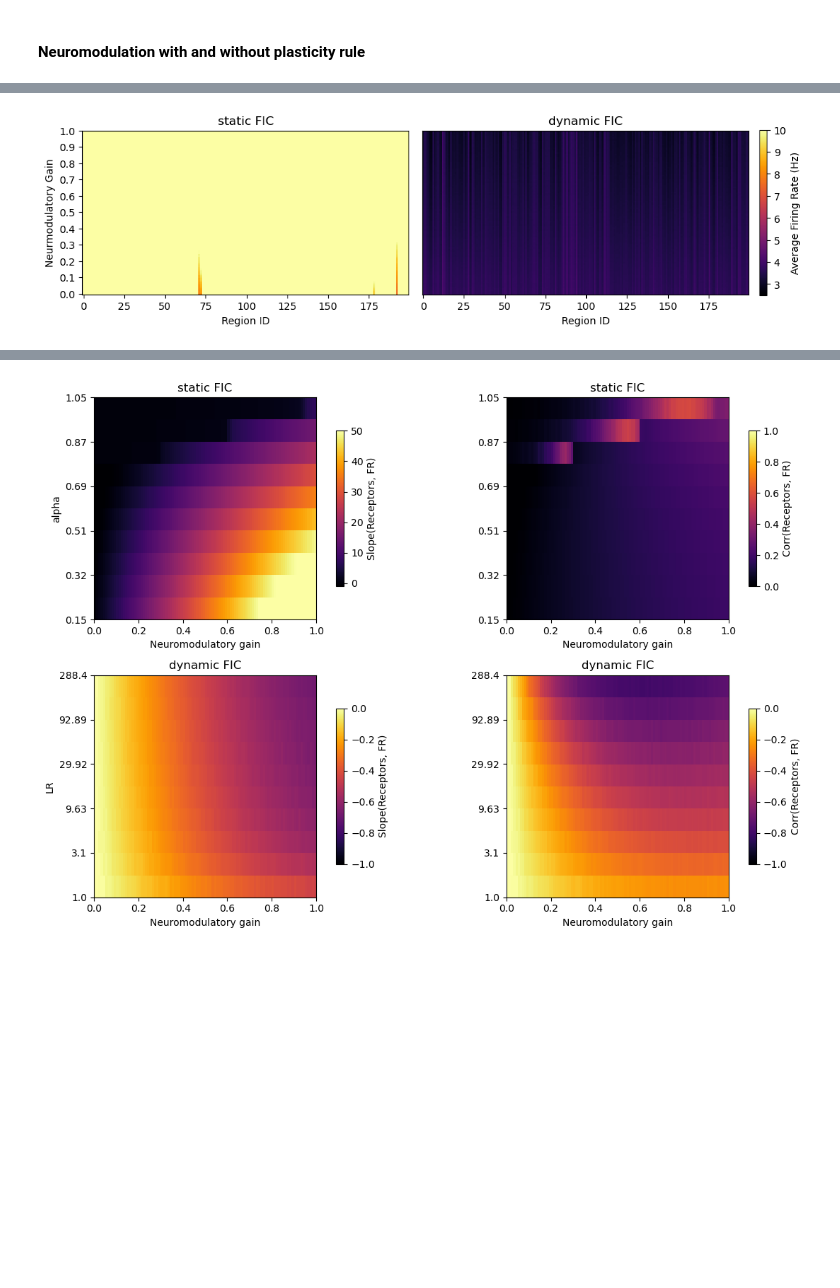
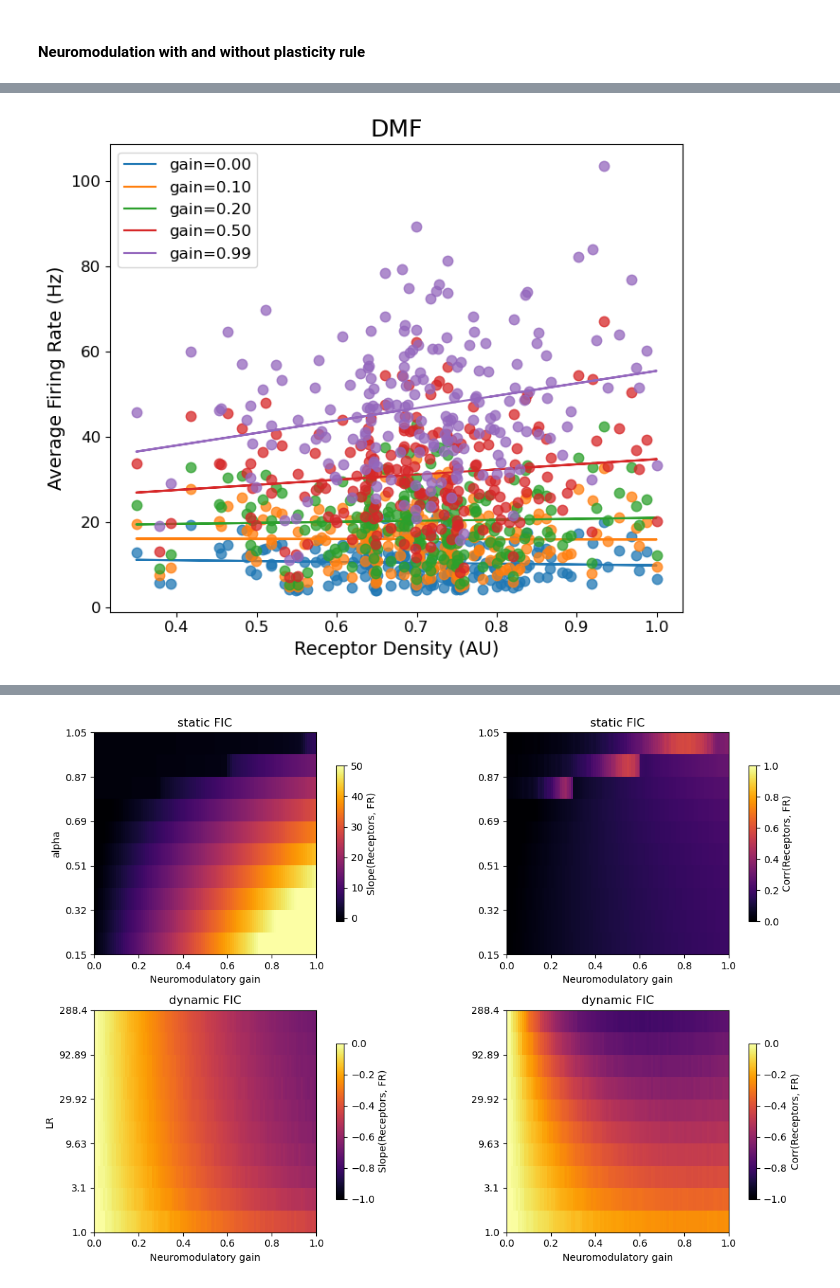
Before and after one commit to Picardian14/dyn_fic_dmf, a Jupyter notebook: python/fic_paper_figures.ipynb, the cells around one changed output, grey strips where cells are left out. Drawn from its saved outputs; the diff is of its cells as text; code cells hidden in the pictures; blank space fills up the shorter version.

```diff
--- a/python/fic_paper_figures.ipynb
+++ b/python/fic_paper_figures.ipynb
@@ -47,7 +47,7 @@ from matplotlib.gridspec import GridSpec
 #datafolder = '/home/ruben.herzog/OneDrive/Projects/dynFIC/data2plot/'
 #figfold = '/home/ruben.herzog/OneDrive/Projects/dynFIC/paper_figs/figures/'
 datafolder = '/home/ivan.mindlin/Desktop/DatosParaRuben/'
-figfold = '/network/lustre/iss02/home/ivan.mindlin/dyn_fic_dmf/paper_figs'
+figfold = '/home/ivan.mindlin/Repos/dyn_fic_dmf/paper_figs/'
 # Homeostatic fit
 hom_fit_list = [] # 0=1.22, 1=3.44, 2=6.88, 3=50
 hom_fit_list.append(np.load(datafolder+'ChequeoPreliminar/HomeostaticFit1-22-Grid/hom_grid.npy'))
@@ -81,6 +81,13 @@ peak_time_ac_grid = np.load(datafolder+'slow_waves/peak_time_grid.npy')
 corr_to_sc_grid = np.load(datafolder+'slow_waves/corr_to_sc_grid.npy')
 rates_grid = np.load(datafolder+'slow_waves/rates_grid.npy')
 homeo_fit_grid = np.load(datafolder+'slow_waves/homeostatic_fittness_grid.npy')
+
+# Font sizes
+TITLE = 18
+LABEL = 14
+TICKS = 12
+LEGEND = 12
+COLORBAR = 14
 # %% [markdown]
 #### Homeostatic Fit
 # %%
@@ -296,5 +333,3 @@ datafolder
-# %%
-datafolder = '/home/ivan.mindlin/Desktop/DatosParaRuben/'
 # %%
 
 # Neuromodulation
@@ -326,38 +361,63 @@ slope_rec_fr = [np.vstack([x[0][0],y[0][0]]) for x,y in zip(polyfit_out_static,p
 res_rec_fr = [np.vstack([x[0][1],y[0][1]]) for x,y in zip(polyfit_out_static,polyfit_out_dyn)]
 corr_rec_fr = [np.vstack([x,y]) for x,y in zip(corr_out_static,corr_out_dyn)]
 # %%
-# Average Firing rate vs Neuromodulatory gain
-figname = 'fr_vs_gain_lr_fix'
-fig = plt.figure(figsize=(10, 6))
-GAINE_range = np.arange(0,1,0.01)
-ngain = len(GAINE_range)
 
-min_fr = np.min([np.min(nm_mean_fr[0]),np.min(nm_mean_fr[1])])
-max_fr = np.max([np.max(nm_mean_fr[0]),np.max(nm_mean_fr[1])])
-titles = ['static FIC', 'dynamic FIC']
+# Parameters
+titles = ['DMF', 'HDMF']
+lr_vals = np.logspace(0, 2.46, 10)
+alpha_vals = [0.15, 0.25, 0.35, 0.45, 0.55, 0.65, 0.75, 0.85, 0.95, 1.05]
+receptors = RECEPTORS
+gains2plot = [0, 10, 20, 50, 99]
+nm_2_plot = [6, 8]
+figname = 'fr_vs_neuromod_scatter'
 
-for d in range(2):
-    plt.subplot(1,2,d+1)
-    plt.imshow(nm_mean_fr[d][0,:,:], origin='lower', vmin=2.5, vmax=10, cmap='inferno', interpolation='none')
-    plt.xlabel('Region ID')
-    plt.yticks(ticks=np.linspace(0,100,11), labels=np.floor(np.linspace(0,10,11))/10)
-    plt.title(titles[d])
-    if d==0:
-        plt.ylabel('Neurmodulatory Gain')
-    else:
-        plt.yticks(ticks=[])
+# Figure 1: DMF
+fig1 = plt.figure(figsize=(7, 6))
+for g in gains2plot:
+    # Scatter plot
+    plot, = plt.plot(receptors, nm_mean_fr[0][nm_2_plot[0], g, :], '.', markersize=15, alpha=0.75)
 
+    # Compute and plot the linear fit
+    coeffs = np.polyfit(np.squeeze(receptors), nm_mean_fr[0][nm_2_plot[0], g, :], 1)
+    linear_fit = np.poly1d(coeffs)
+    plt.plot(receptors, linear_fit(receptors), '-', color=plot.get_color(),
+             label=f'gain={g/100:.2f}')
 
-
+plt.xlabel('Receptor Density (AU)', fontsize=LABEL)
+plt.ylabel('Average Firing Rate (Hz)', fontsize=LABEL)
+plt.title(titles[0], fontsize=TITLE)
+plt.xticks(fontsize=TICKS)
+plt.yticks(fontsize=TICKS)
+plt.legend(fontsize=LEGEND)
 plt.tight_layout()
-cbar_ax = fig.add_axes([1, 0.31, 0.01, 0.38])
-cbar = plt.colorbar(cax=cbar_ax)
-cbar.set_label('Average Firing Rate (Hz)')
-
-
 plt.show()
 
-fig.savefig(figfold+figname+'.png', dpi=300)
-fig.savefig(figfold+figname+'.pdf')
+# Save FIG_3A
+fig1.savefig(figfold + figname + '_DMF.svg', dpi=300)
+fig1.savefig(figfold + figname + '_DMF.pdf', dpi=300)
+
+# Figure 2: HDMF
+fig2 = plt.figure(figsize=(7, 6))
+for g in gains2plot:
+    # Scatter plot
+    plot, = plt.plot(receptors, nm_mean_fr[1][nm_2_plot[1], g, :], '.', markersize=15, alpha=0.75)
+
+    # Compute and plot the linear fit
+    coeffs = np.polyfit(np.squeeze(receptors), nm_mean_fr[1][nm_2_plot[1], g, :], 1)
+    linear_fit = np.poly1d(coeffs)
+    plt.plot(receptors, linear_fit(receptors), '-', color=plot.get_color(),
+             label=f'gain={g/100:.2f}')
+
+plt.xlabel('Receptor Density (AU)', fontsize=LABEL)
+plt.title(titles[1], fontsize=TITLE)
+plt.xticks(fontsize=TICKS)
+plt.yticks(fontsize=TICKS)
+plt.legend(fontsize=LEGEND)
+plt.tight_layout()
+plt.show()
+
+# Save FIG_3B
+fig2.savefig(figfold + figname + '_HDMF.svg', dpi=300)
+fig2.savefig(figfold + figname + '_HDMF.pdf', dpi=300)
 # %% [output]
-[figure, old version]
+[figure, new version]
```
Also changed, not shown: parts of 13 cells of this notebook.
